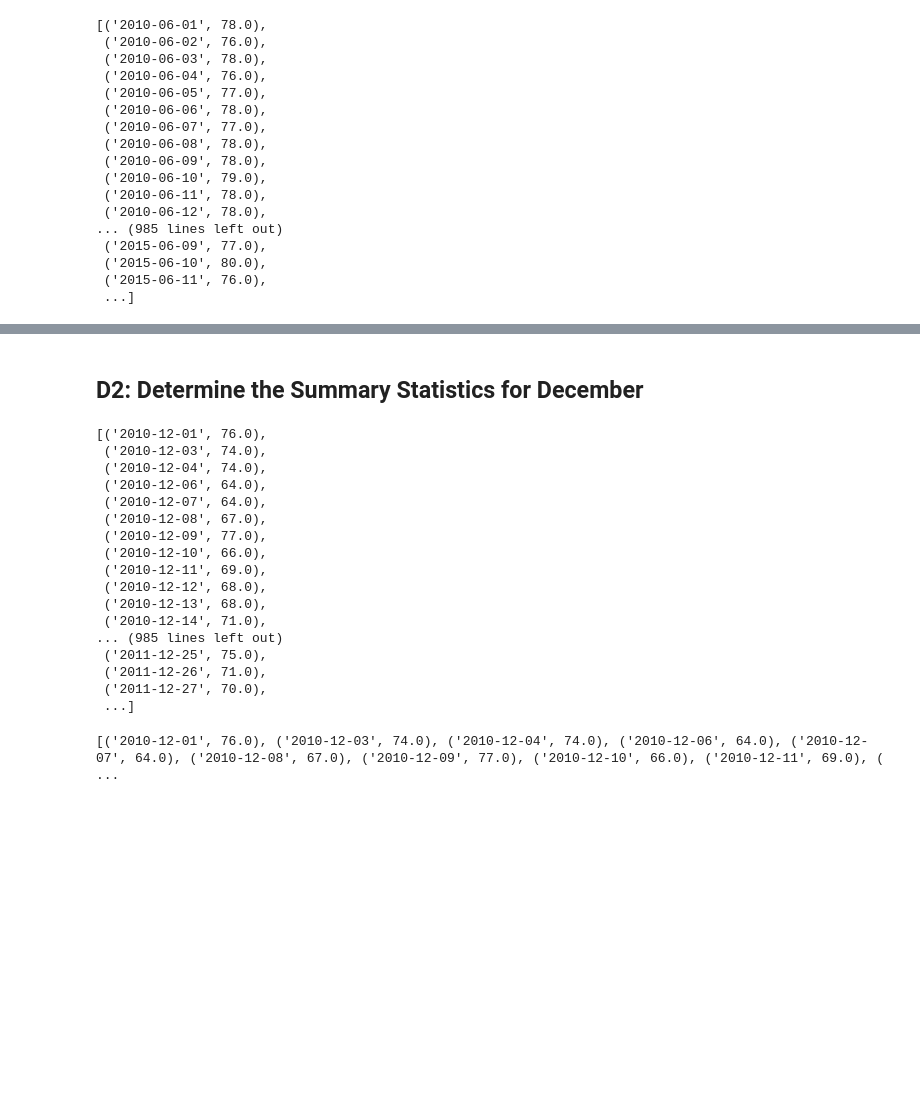
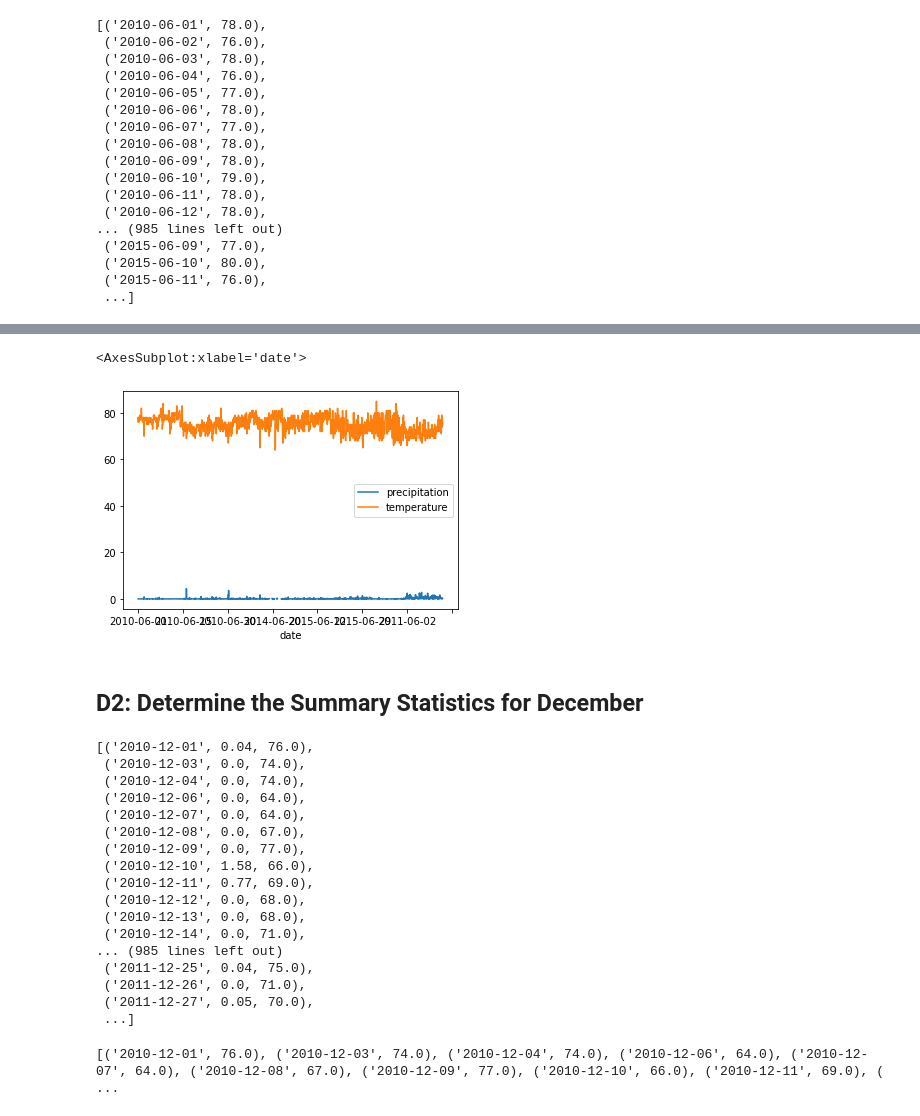
Before and after one commit to abegjura/Surfs_Up, a Jupyter notebook: SurfsUp_Challenge.ipynb, the cells around one changed output, grey strips where cells are left out. Saved outputs shown, nothing was run; the diff lists cells and outputs as text; code cells hidden in the pictures; blank space fills up the shorter version.

```diff
--- a/SurfsUp_Challenge.ipynb
+++ b/SurfsUp_Challenge.ipynb
@@ -92,25 +72,30 @@ june_temps_df.describe()
+# %%
+june_df.plot()
+# %% [output]
+<AxesSubplot:xlabel='date'>
+[figure, added]
 # %% [markdown]
 ## D2: Determine the Summary Statistics for December
 # %%
 # 6. Write a query that filters the Measurement table to retrieve the temperatures for the month of December.
-session.query(Measurement.date, Measurement.tobs).filter(extract('month',Measurement.date)==12).all()
+session.query(Measurement.date, Measurement.prcp, Measurement.tobs).filter(extract('month',Measurement.date)==12).all()
 # %% [output]
-[('2010-12-01', 76.0),
- ('2010-12-03', 74.0),
- ('2010-12-04', 74.0),
- ('2010-12-06', 64.0),
- ('2010-12-07', 64.0),
- ('2010-12-08', 67.0),
- ('2010-12-09', 77.0),
- ('2010-12-10', 66.0),
- ('2010-12-11', 69.0),
- ('2010-12-12', 68.0),
- ('2010-12-13', 68.0),
- ('2010-12-14', 71.0),
+[('2010-12-01', 0.04, 76.0),
+ ('2010-12-03', 0.0, 74.0),
+ ('2010-12-04', 0.0, 74.0),
+ ('2010-12-06', 0.0, 64.0),
+ ('2010-12-07', 0.0, 64.0),
+ ('2010-12-08', 0.0, 67.0),
+ ('2010-12-09', 0.0, 77.0),
+ ('2010-12-10', 1.58, 66.0),
+ ('2010-12-11', 0.77, 69.0),
+ ('2010-12-12', 0.0, 68.0),
+ ('2010-12-13', 0.0, 68.0),
+ ('2010-12-14', 0.0, 71.0),
 ... (985 lines left out)
- ('2011-12-25', 75.0),
- ('2011-12-26', 71.0),
- ('2011-12-27', 70.0),
+ ('2011-12-25', 0.04, 75.0),
+ ('2011-12-26', 0.0, 71.0),
+ ('2011-12-27', 0.05, 70.0),
  ...]
 # %%
 # 7. Convert the December temperatures to a list.
```
Also changed, not shown: parts of 5 cells of this notebook.
